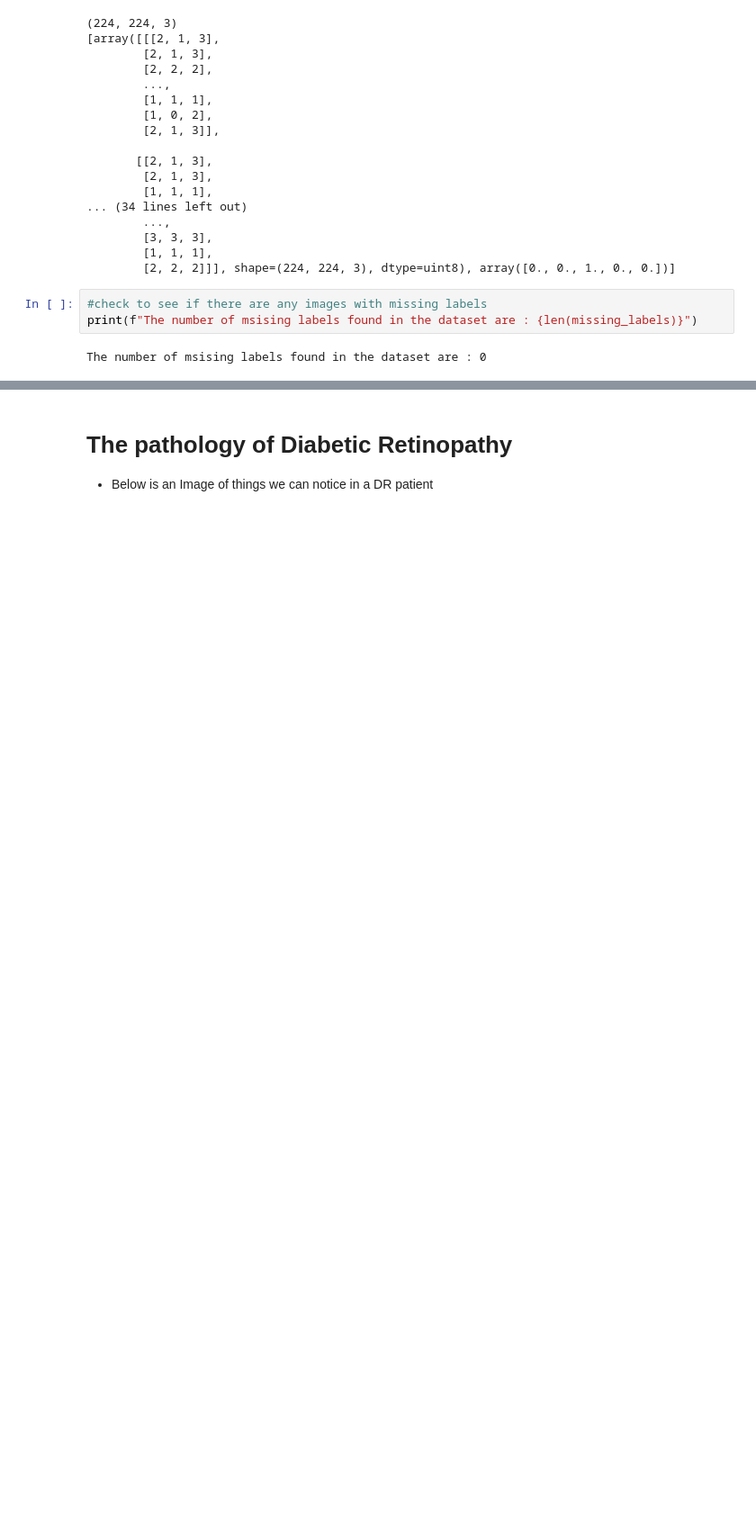
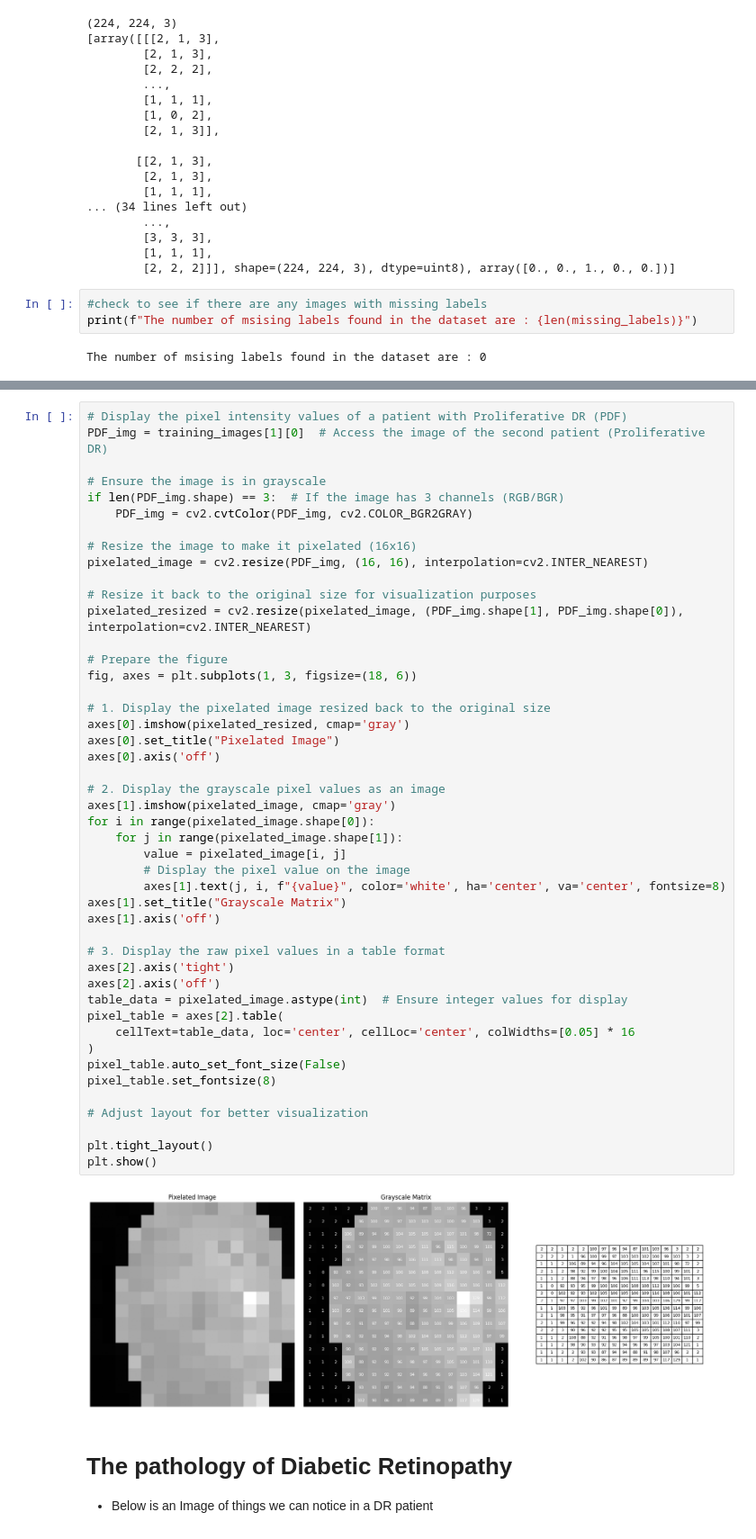
Before and after one commit to Ajama0/Diabetic-Retinopathy-Detection, a Jupyter notebook: Notebooks/data_exploration.ipynb, the cells around one changed output, grey strips where cells are left out. Shown at 90% size. Saved outputs shown, nothing was run; the diff lists cells and outputs as text; blank space fills up the shorter version.

Commit message:
pixel intensity values

```diff
--- a/Notebooks/data_exploration.ipynb
+++ b/Notebooks/data_exploration.ipynb
@@ -154,4 +161,52 @@ Min pixel value: 0, Max pixel value: 255
 [figure]
+# %%
+# Display the pixel intensity values of a patient with Proliferative DR (PDF)
+PDF_img = training_images[1][0]  # Access the image of the second patient (Proliferative DR)
+
+# Ensure the image is in grayscale
+if len(PDF_img.shape) == 3:  # If the image has 3 channels (RGB/BGR)
+    PDF_img = cv2.cvtColor(PDF_img, cv2.COLOR_BGR2GRAY)
+
+# Resize the image to make it pixelated (16x16)
+pixelated_image = cv2.resize(PDF_img, (16, 16), interpolation=cv2.INTER_NEAREST)
+
+# Resize it back to the original size for visualization purposes
+pixelated_resized = cv2.resize(pixelated_image, (PDF_img.shape[1], PDF_img.shape[0]), interpolation=cv2.INTER_NEAREST)
+
+# Prepare the figure
+fig, axes = plt.subplots(1, 3, figsize=(18, 6))
+
+# 1. Display the pixelated image resized back to the original size
+axes[0].imshow(pixelated_resized, cmap='gray')
+axes[0].set_title("Pixelated Image")
+axes[0].axis('off')
+
+# 2. Display the grayscale pixel values as an image
+axes[1].imshow(pixelated_image, cmap='gray')
+for i in range(pixelated_image.shape[0]):
+    for j in range(pixelated_image.shape[1]):
+        value = pixelated_image[i, j]
+        # Display the pixel value on the image
+        axes[1].text(j, i, f"{value}", color='white', ha='center', va='center', fontsize=8)
+axes[1].set_title("Grayscale Matrix")
+axes[1].axis('off')
+
+# 3. Display the raw pixel values in a table format
+axes[2].axis('tight')
+axes[2].axis('off')
+table_data = pixelated_image.astype(int)  # Ensure integer values for display
+pixel_table = axes[2].table(
+    cellText=table_data, loc='center', cellLoc='center', colWidths=[0.05] * 16
+)
+pixel_table.auto_set_font_size(False)
+pixel_table.set_fontsize(8)
+
+# Adjust layout for better visualization
+
+plt.tight_layout()
+plt.show()
+# %% [output]
+[figure, added]
 # %% [markdown]
 
 # The pathology of Diabetic Retinopathy
```
Also changed, not shown: parts of 4 cells of this notebook.
